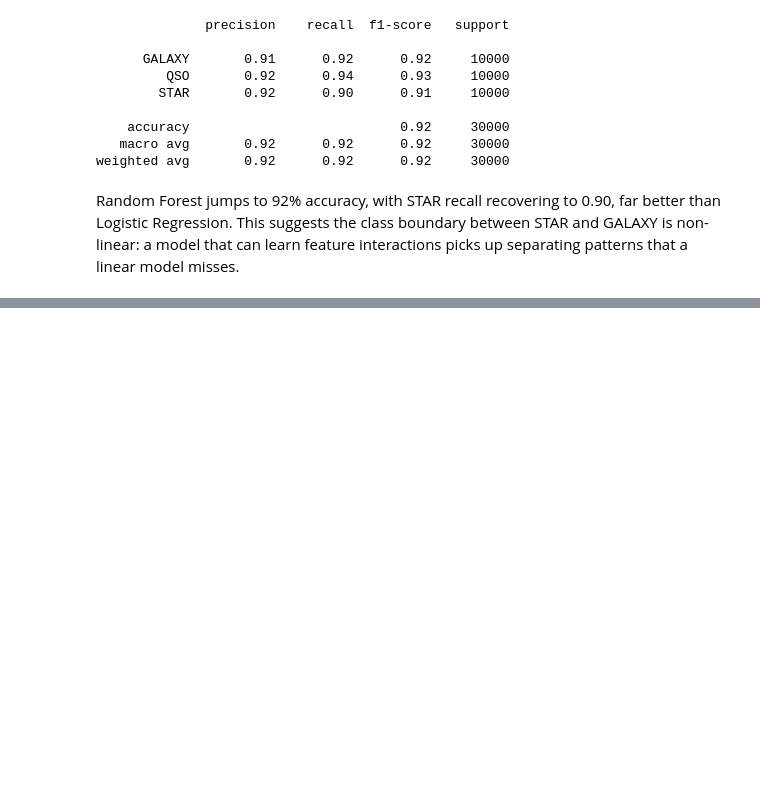
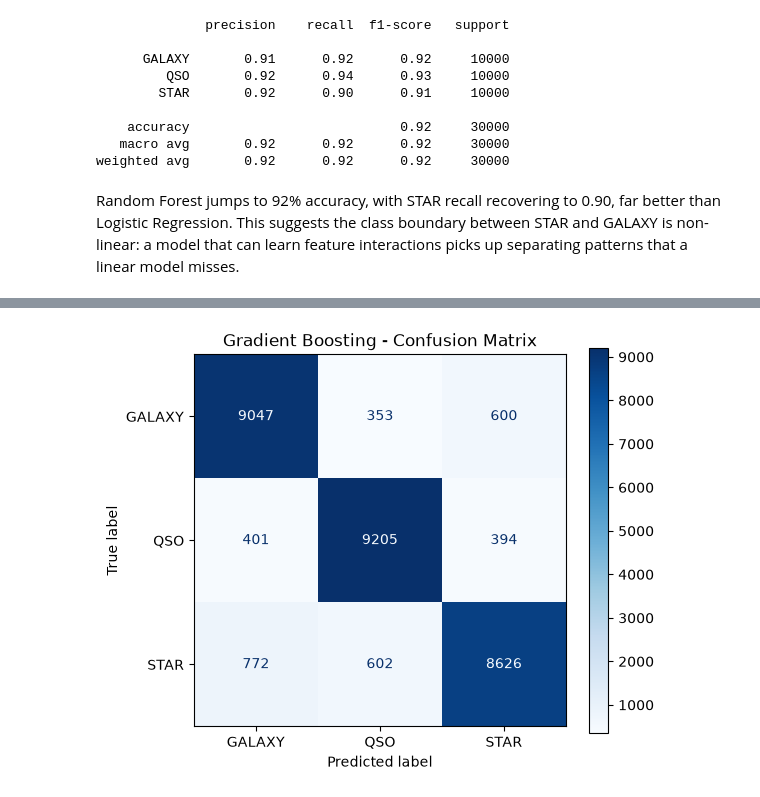
Before and after one commit to kalilank/Redshifted, a Jupyter notebook: notebooks/04_object_classification.ipynb, the cells around one changed output, grey strips where cells are left out. Drawn from its saved outputs; the diff is of its cells as text; code cells hidden in the pictures; blank space fills up the shorter version.

```diff
--- a/notebooks/04_object_classification.ipynb
+++ b/notebooks/04_object_classification.ipynb
@@ -97,3 +97,7 @@ Random Forest jumps to 92% accuracy, with STAR recall recovering to 0.90,
 far better than Logistic Regression. This suggests the class boundary between
 STAR and GALAXY is non-linear: a model that can learn feature interactions
 picks up separating patterns that a linear model misses.
+# %%
+gb = GradientBoostingClassifier(random_state=42)
+gb.fit(X_train, y_train)
+print(classification_report(y_test, gb.predict(X_test)))
@@ -99,0 +145,7 @@ picks up separating patterns that a linear model misses.
+# %%
+fig, ax = plt.subplots(figsize=(6, 5))
+ConfusionMatrixDisplay.from_estimator(gb, X_test, y_test, ax=ax, cmap="Blues")
+plt.title("Gradient Boosting - Confusion Matrix")
+plt.show()
+# %% [output]
+[figure, added]
```
Also changed, not shown: parts of 10 cells of this notebook.
